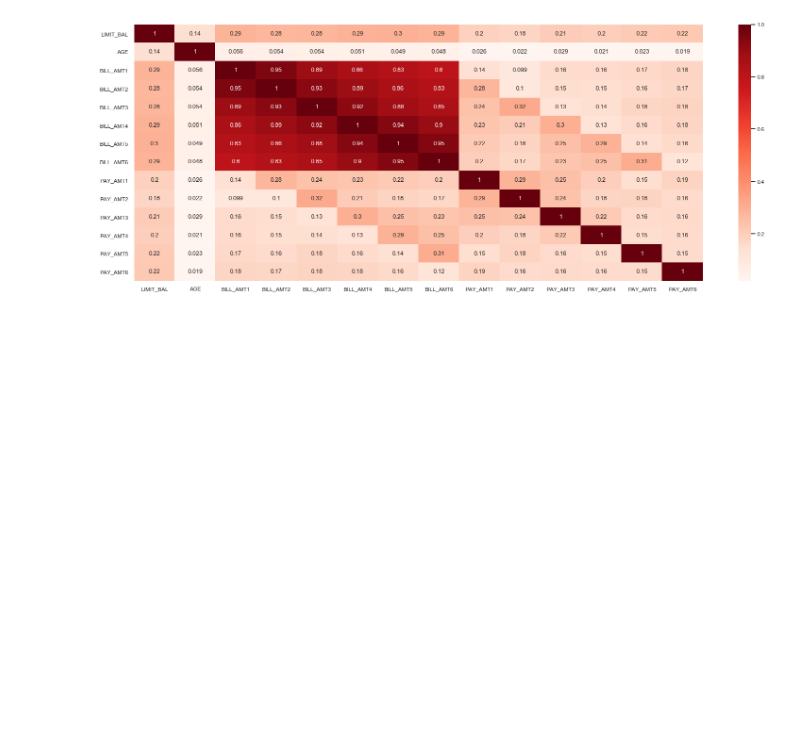
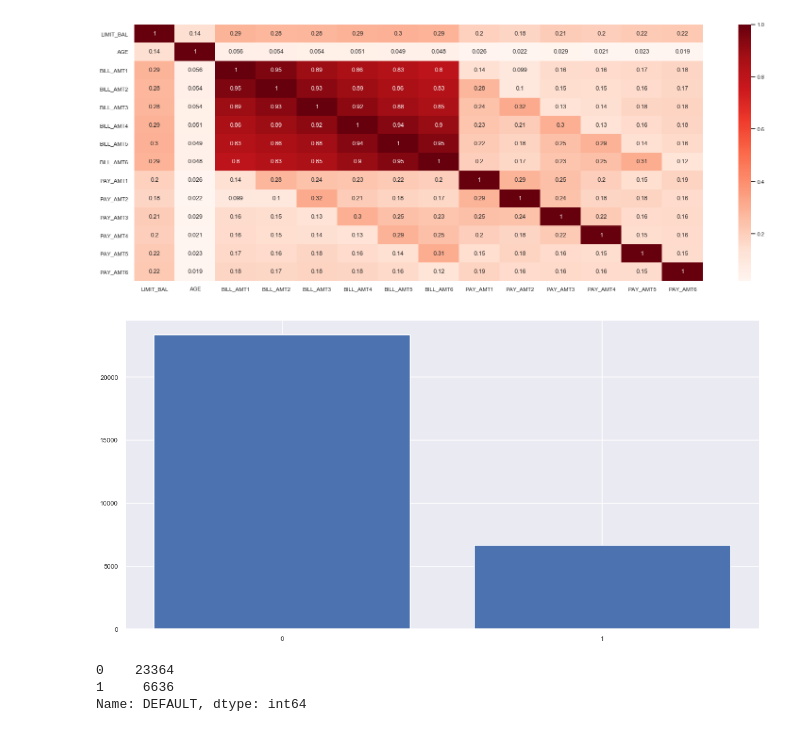
Before and after one commit to s28kiru/credit-risk-modelling, a Jupyter notebook: eda.ipynb, the cells around one changed output. Drawn from its saved outputs; the diff is of its cells as text; code cells hidden in the pictures; blank space fills up the shorter version.

```diff
--- a/eda.ipynb
+++ b/eda.ipynb
@@ -235,3 +231,13 @@ sns.set_context("talk", font_scale=0.7)
 sns.heatmap(corr_df.corr(), cmap='Reds', annot=True);
 # %% [output]
 [figure]
+# %%
+bar_plot(data.DEFAULT)
+# %% [output]
+[figure, added]
+# %%
+data.DEFAULT.value_counts()
+# %% [output]
+0    23364
+1     6636
+Name: DEFAULT, dtype: int64
```
Also changed, not shown: parts of 2 cells of this notebook, 1 other file.
